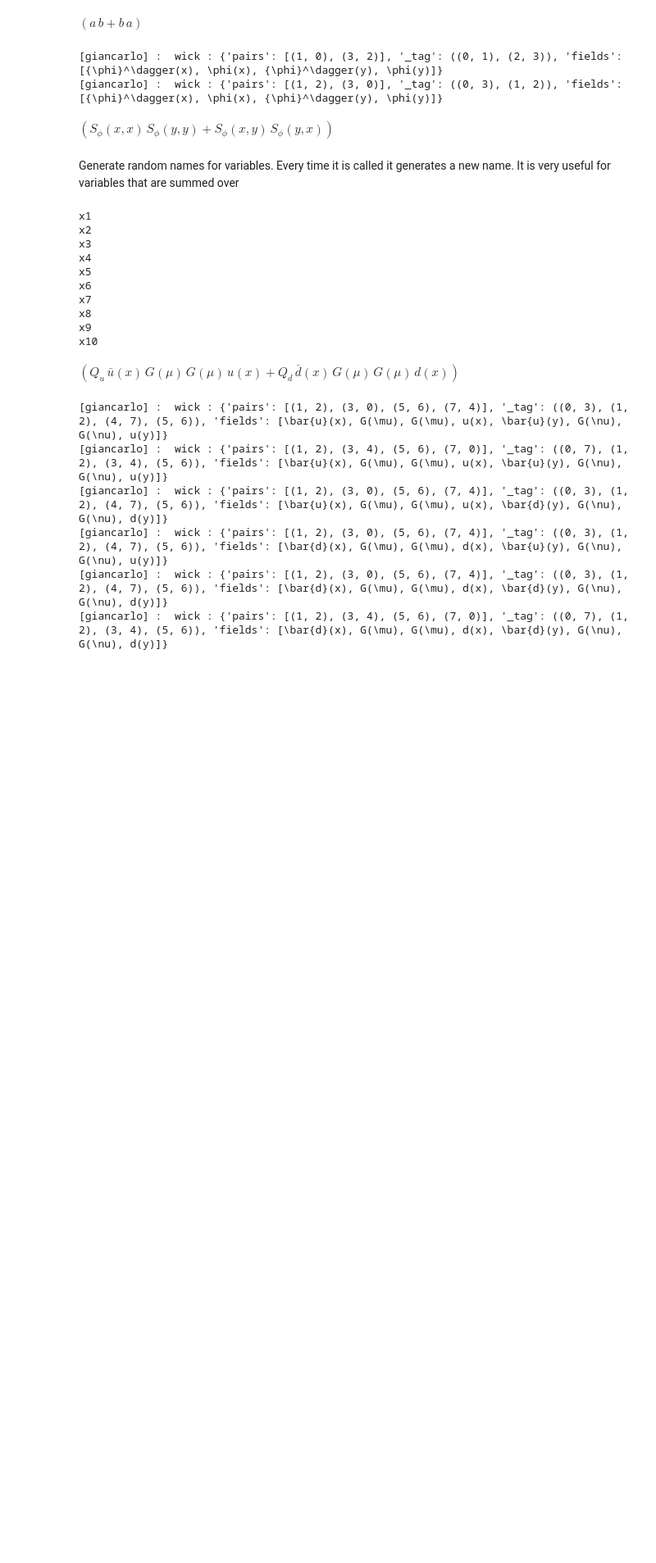
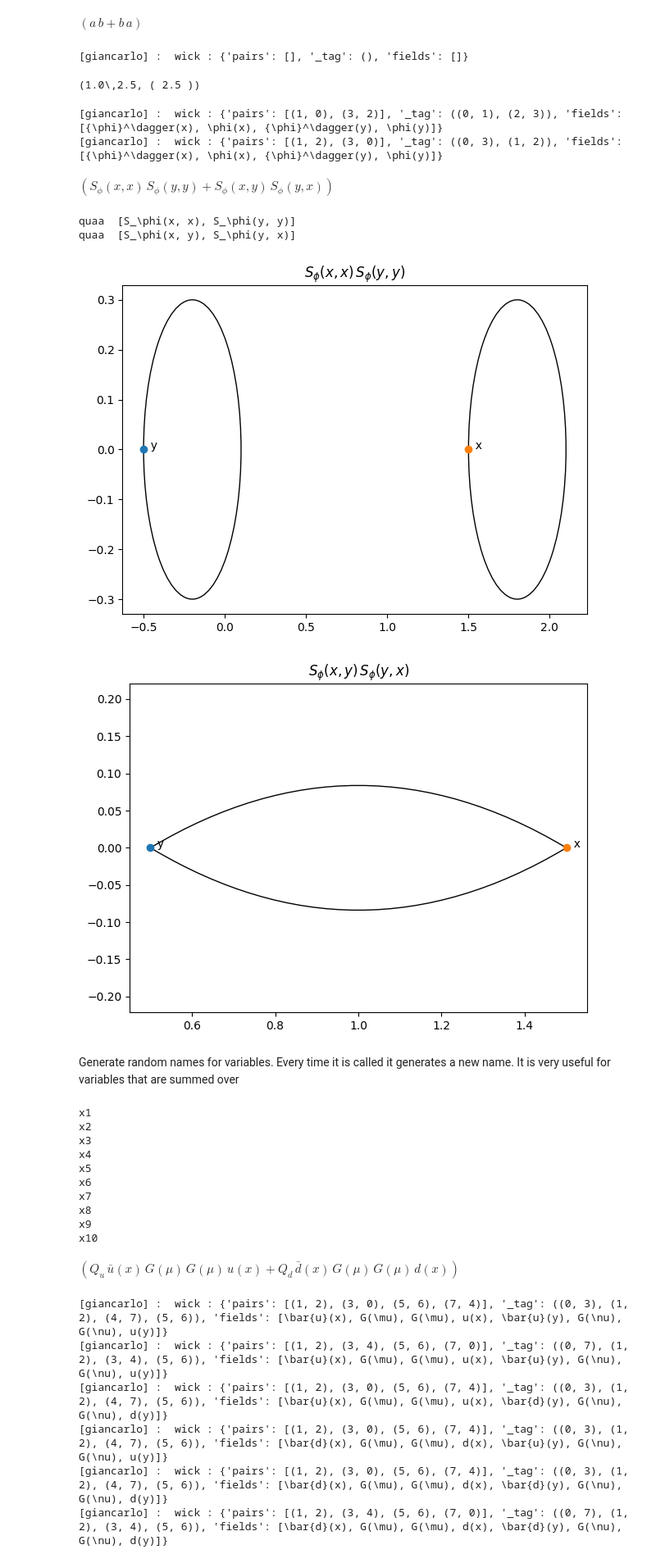
Before and after one commit to mbruno46/giancarlo, a Jupyter notebook: tutorials/basics.ipynb, the cells around one changed output. Shown at 82% size. Drawn from its saved outputs; the diff is of its cells as text; code cells hidden in the pictures; blank space fills up the shorter version.

```diff
--- a/tutorials/basics.ipynb
+++ b/tutorials/basics.ipynb
@@ -8,17 +8,32 @@ b = gc.Symbol('b')
 a*b + b*a
 # %% [output]
 $( a\,b + b\,a )$
+# %%
+p = gc.CNumber(1.0) * gc.CNumber(2.5)
+p, p.wick()
+# %% [output]
+[giancarlo] :  wick : {'pairs': [], '_tag': (), 'fields': []}
+(1.0\,2.5, ( 2.5 ))
 # %%
 phi, phidag = gc.ScalarField(r'\phi')
 
 op = lambda x: phidag(x) * phi(x)
 expr = op('x') * op('y')
 
-expr.wick()
+c = expr.wick()
+c
 # %% [output]
 [giancarlo] :  wick : {'pairs': [(1, 0), (3, 2)], '_tag': ((0, 1), (2, 3)), 'fields': [{\phi}^\dagger(x), \phi(x), {\phi}^\dagger(y), \phi(y)]}
 [giancarlo] :  wick : {'pairs': [(1, 2), (3, 0)], '_tag': ((0, 3), (1, 2)), 'fields': [{\phi}^\dagger(x), \phi(x), {\phi}^\dagger(y), \phi(y)]}
 $( S_\phi(x, x)\,S_\phi(y, y) + S_\phi(x, y)\,S_\phi(y, x) )$
+# %%
+gc.GraphInfo.points['x'] = {'c': 'C1'}
+c.draw()
+# %% [output]
+quaa  [S_\phi(x, x), S_\phi(y, y)]
+quaa  [S_\phi(x, y), S_\phi(y, x)]
+[figure, added]
+[figure, added]
 # %% [markdown]
 Generate random names for variables. Every time it is called it generates a new name. It is very useful for variables that are summed over
 # %%
```
Also changed, not shown: parts of 4 cells of this notebook, 4 other files.
